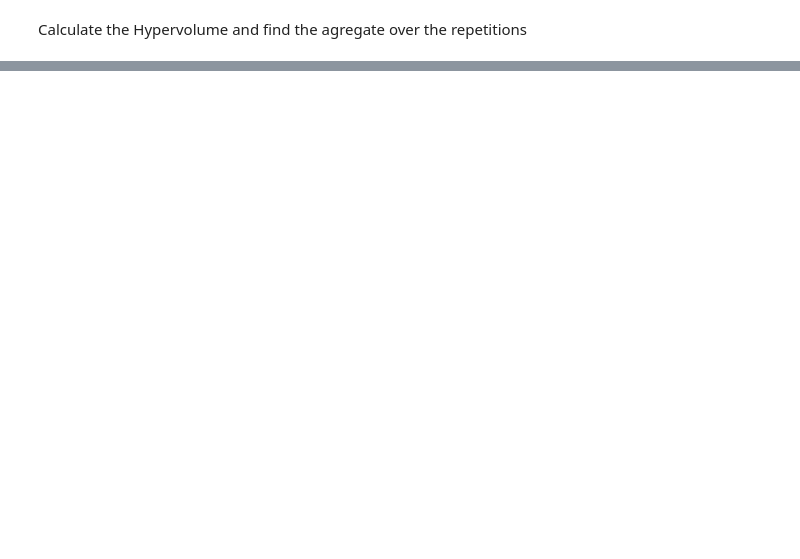
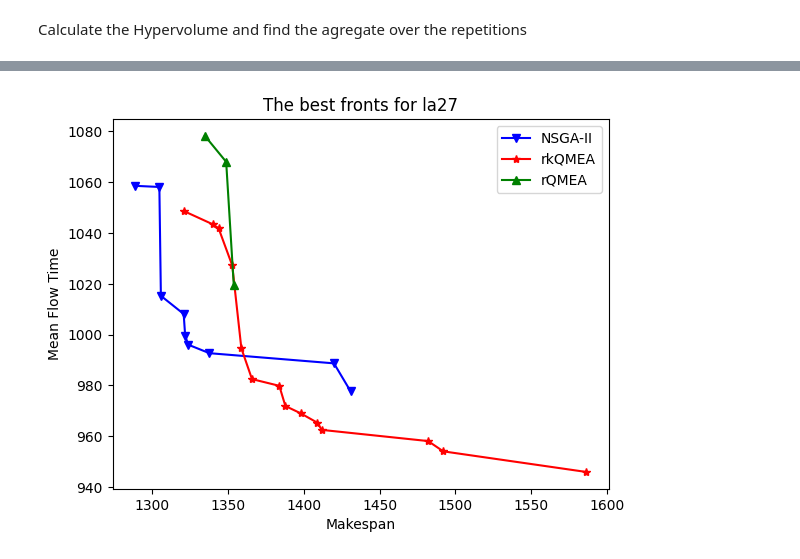
Before and after one commit to B-Moritz/QGA_JSSP, a Jupyter notebook: lab/analyse_pareto_fronts.ipynb, the cells around one changed output, grey strips where cells are left out. Saved outputs shown, nothing was run; the diff lists cells and outputs as text; code cells hidden in the pictures; blank space fills up the shorter version.

Commit message:
Adding new experiment

```diff
--- a/lab/analyse_pareto_fronts.ipynb
+++ b/lab/analyse_pareto_fronts.ipynb
@@ -368,0 +391,40 @@ hypervol_ready
+# %%
+experiment_folders = ["Experiment_2_2025-02-28_15_18_40_classical_2",
+                        "Experiment_2_2025-02-26_08_05_08_random_key_main_2",
+                        "Experiment_2_2025-02-26_08_05_08_hash_base_2",
+                        "Experiment_2_2025-02-25_10_04_37_improved_random_key_2"]
+experiment_folders_2 = ["Experiment_2_2025-02-28_15_18_40_classical",
+                        "Experiment_2_2025-02-19_23_23_50_random_key_main",
+                        "Experiment_2_2025-02-20_22_19_28_hash_base",
+                        "Experiment_2_2025-02-24_09_40_06_improved_random_key"]
+
+cur_front_plot = hypervol_ready_norm.groupby(["Problem", "Method", "Repetition"]).apply(lambda x: calc_hypervolume(x[["Makespan norm", "Mean Flow Time norm"]].sort_values(by="Makespan norm").to_numpy(), x[["Reference_1", "Reference_2"]].to_numpy()[0,:]), include_groups=False).reset_index()
+cur_front_plot.rename(columns={0 : "Hypervolume"}, inplace=True)
+cur_front_plot = cur_front_plot[cur_front_plot["Hypervolume"] == cur_front_plot.groupby(["Problem", "Method"])[["Hypervolume"]].transform("max")["Hypervolume"]]
+
+selected_problem = "la27"
+classical_rep = cur_front_plot[(cur_front_plot["Problem"] == selected_problem) & (cur_front_plot["Method"] == "classical")]["Repetition"].iloc[0]
+rk_rep = cur_front_plot[(cur_front_plot["Problem"] == selected_problem) & (cur_front_plot["Method"] == "quantum_position_encoding_restricted")]["Repetition"].iloc[0]
+r_rep = cur_front_plot[(cur_front_plot["Problem"] == selected_problem) & (cur_front_plot["Method"] == "quantum_hash_base_encoding")]["Repetition"].iloc[0]
+srk_rep = cur_front_plot[(cur_front_plot["Problem"] == selected_problem) & (cur_front_plot["Method"] == "qmea_enhanced_random_key")]["Repetition"].iloc[0]
+
+subfolder_names = [f"pareto_front_{selected_problem}_classical_{classical_rep}",
+                   f"pareto_front_{selected_problem}_quantum_position_encoding_restricted_{rk_rep}",
+                   f"pareto_front_{selected_problem}_quantum_hash_base_encoding_{r_rep}",
+                   f"pareto_front_{selected_problem}_qmea_enhanced_random_key_{srk_rep}"
+                   ]
+
+style_list = [("v", "b"), ("*", "r"), ("^", "green")]#, ("+", "black")]
+algorithms = ["NSGA-II", "rkQMEA", "rQMEA"]#, "srkQMEA"]
+for i, experiment in enumerate(experiment_folders[:3]):
+    cur_path = os.path.join(subfolder_names[i], "pareto_front.pkl")
+    result_list = import_pareto_front(log_base, experiment, cur_path)
+    plt.plot(result_list[0, :], result_list[1, :], marker=style_list[i][0], c=style_list[i][1], label=algorithms[i])
+
+plt.title(f"The best fronts for {selected_problem}")
+plt.xlabel("Makespan")
+plt.ylabel("Mean Flow Time")
+plt.legend()
+plt.show()
+# %% [output]
+[figure, added]
```
Also changed, not shown: parts of 20 cells of this notebook, 11 other files.
